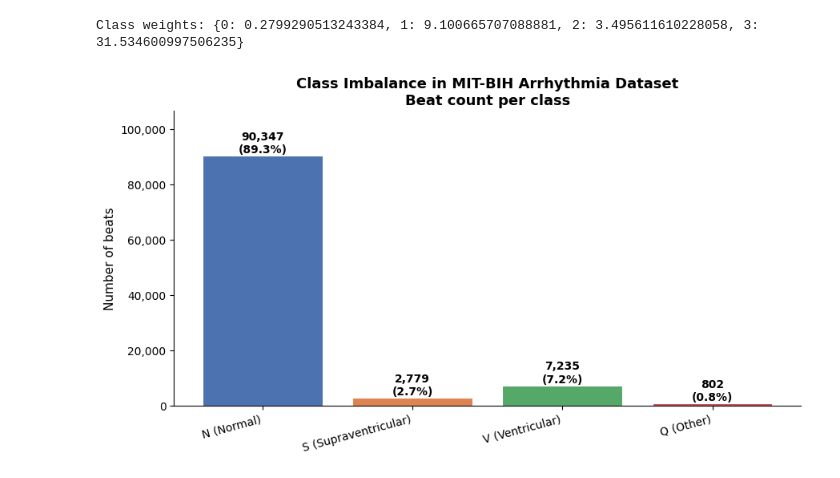
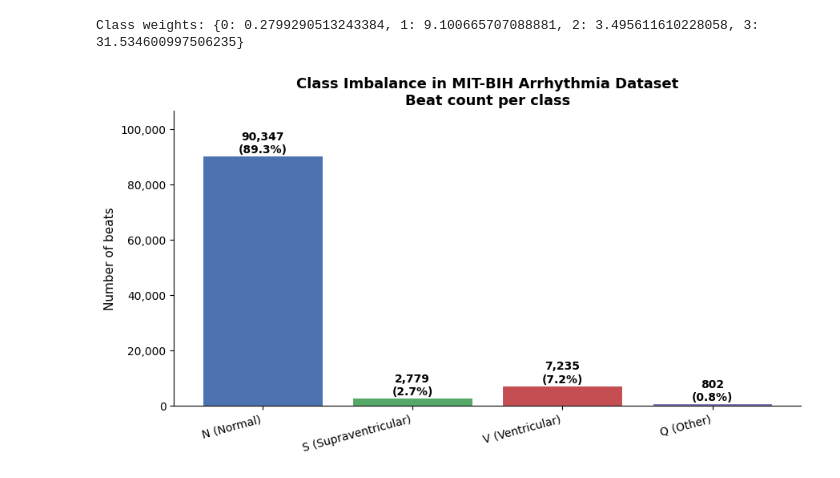
Before and after one commit to verness/6600-Project, a Jupyter notebook: notebooks/eda.ipynb, the cells around one changed output. Saved outputs shown, nothing was run; the diff lists cells and outputs as text; code cells hidden in the pictures.

```diff
--- a/notebooks/eda.ipynb
+++ b/notebooks/eda.ipynb
@@ -90,28 +90,29 @@ ratios  = [counts[c] / total * 100 for c in classes]
 # %%
 # Bar chart — absolute counts ───────────────────────────────────────
 fig, ax = plt.subplots(figsize=(9, 5))
 
+colors = ['#4C72B0', '#55A868', '#C44E52', '#8172B2']
 bars = ax.bar(labels, values, color=colors, edgecolor='white', linewidth=0.8)
 
 ax.set_title('Class Imbalance in MIT-BIH Arrhythmia Dataset\nBeat count per class',
              fontsize=13, fontweight='bold')
 ax.set_ylabel('Number of beats', fontsize=11)
 ax.set_xticks(range(len(labels)))
 ax.set_xticklabels(labels, rotation=15, ha='right', fontsize=10)
 
 for bar, v, r in zip(bars, values, ratios):
     ax.text(
         bar.get_x() + bar.get_width() / 2,
         bar.get_height() + total * 0.003,
         f'{v:,}\n({r:.1f}%)',
         ha='center', va='bottom', fontsize=10, fontweight='bold'
     )
 
 ax.set_ylim(0, max(values) * 1.18)
 ax.spines[['top', 'right']].set_visible(False)
 ax.yaxis.set_major_formatter(plt.FuncFormatter(lambda x, _: f'{int(x):,}'))
 
 plt.tight_layout()
 plt.show()
 # %% [output]
-[figure, old version]
+[figure, new version]
```
Also changed, not shown: parts of 3 cells of this notebook, 9 other files.
